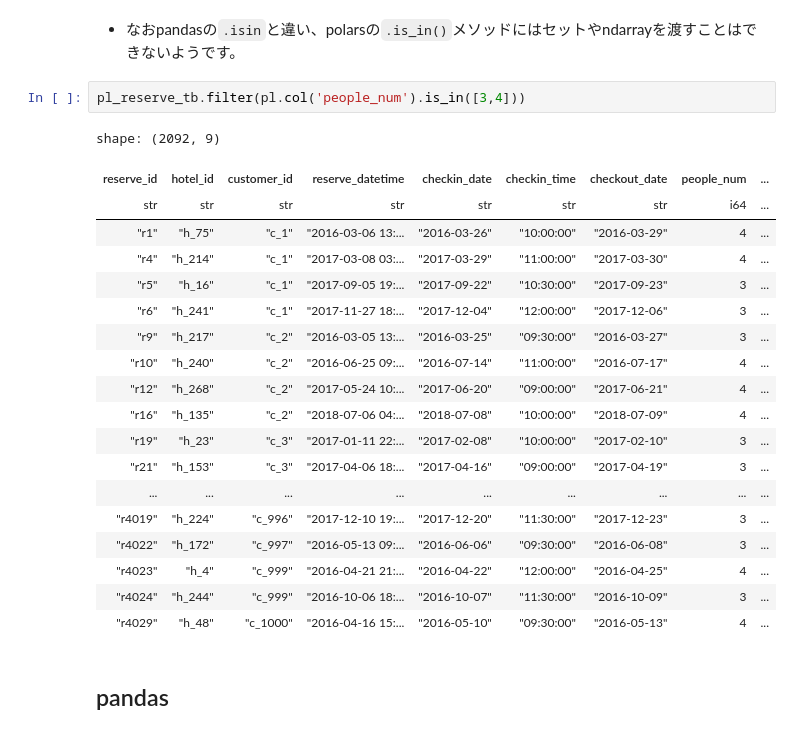
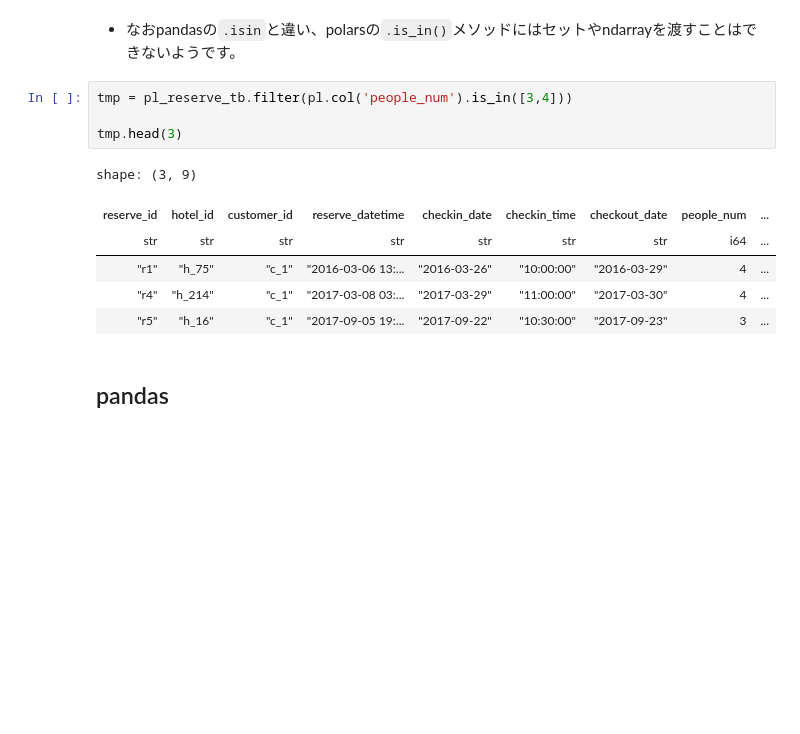
Before and after one commit to takuya-tokumoto/polar_tutorial, a Jupyter notebook: polarsチュートリアル.ipynb, the cells around one changed output. Drawn from its saved outputs; the diff is of its cells as text; blank space fills up the shorter version.

```diff
--- a/polarsチュートリアル.ipynb
+++ b/polarsチュートリアル.ipynb
@@ -448,27 +433,16 @@ shape: (20, 9)
 
 *   なおpandasの`.isin`と違い、polarsの`.is_in()`メソッドにはセットやndarrayを渡すことはできないようです。
 # %%
-pl_reserve_tb.filter(pl.col('people_num').is_in([3,4]))
+tmp = pl_reserve_tb.filter(pl.col('people_num').is_in([3,4]))
+
+tmp.head(3)
 # %% [output]
-shape: (2092, 9)
+shape: (3, 9)
 | reserve_id | hotel_id | customer_id | reserve_datetime | checkin_date | checkin_time | checkout_date | people_num | ... |
 | str | str | str | str | str | str | str | i64 | ... |
 | "r1" | "h_75" | "c_1" | "2016-03-06 13:... | "2016-03-26" | "10:00:00" | "2016-03-29" | 4 | ... |
 | "r4" | "h_214" | "c_1" | "2017-03-08 03:... | "2017-03-29" | "11:00:00" | "2017-03-30" | 4 | ... |
 | "r5" | "h_16" | "c_1" | "2017-09-05 19:... | "2017-09-22" | "10:30:00" | "2017-09-23" | 3 | ... |
-| "r6" | "h_241" | "c_1" | "2017-11-27 18:... | "2017-12-04" | "12:00:00" | "2017-12-06" | 3 | ... |
-| "r9" | "h_217" | "c_2" | "2016-03-05 13:... | "2016-03-25" | "09:30:00" | "2016-03-27" | 3 | ... |
-| "r10" | "h_240" | "c_2" | "2016-06-25 09:... | "2016-07-14" | "11:00:00" | "2016-07-17" | 4 | ... |
-| "r12" | "h_268" | "c_2" | "2017-05-24 10:... | "2017-06-20" | "09:00:00" | "2017-06-21" | 4 | ... |
-| "r16" | "h_135" | "c_2" | "2018-07-06 04:... | "2018-07-08" | "10:00:00" | "2018-07-09" | 4 | ... |
-| "r19" | "h_23" | "c_3" | "2017-01-11 22:... | "2017-02-08" | "10:00:00" | "2017-02-10" | 3 | ... |
-| "r21" | "h_153" | "c_3" | "2017-04-06 18:... | "2017-04-16" | "09:00:00" | "2017-04-19" | 3 | ... |
-| ... | ... | ... | ... | ... | ... | ... | ... | ... |
-| "r4019" | "h_224" | "c_996" | "2017-12-10 19:... | "2017-12-20" | "11:30:00" | "2017-12-23" | 3 | ... |
-| "r4022" | "h_172" | "c_997" | "2016-05-13 09:... | "2016-06-06" | "09:30:00" | "2016-06-08" | 3 | ... |
-| "r4023" | "h_4" | "c_999" | "2016-04-21 21:... | "2016-04-22" | "12:00:00" | "2016-04-25" | 4 | ... |
-| "r4024" | "h_244" | "c_999" | "2016-10-06 18:... | "2016-10-07" | "11:30:00" | "2016-10-09" | 3 | ... |
-| "r4029" | "h_48" | "c_1000" | "2016-04-16 15:... | "2016-05-10" | "09:30:00" | "2016-05-13" | 4 | ... |
 # %% [markdown]
 ## pandas
 # %% [markdown]
```
Also changed, not shown: parts of 27 cells of this notebook.
